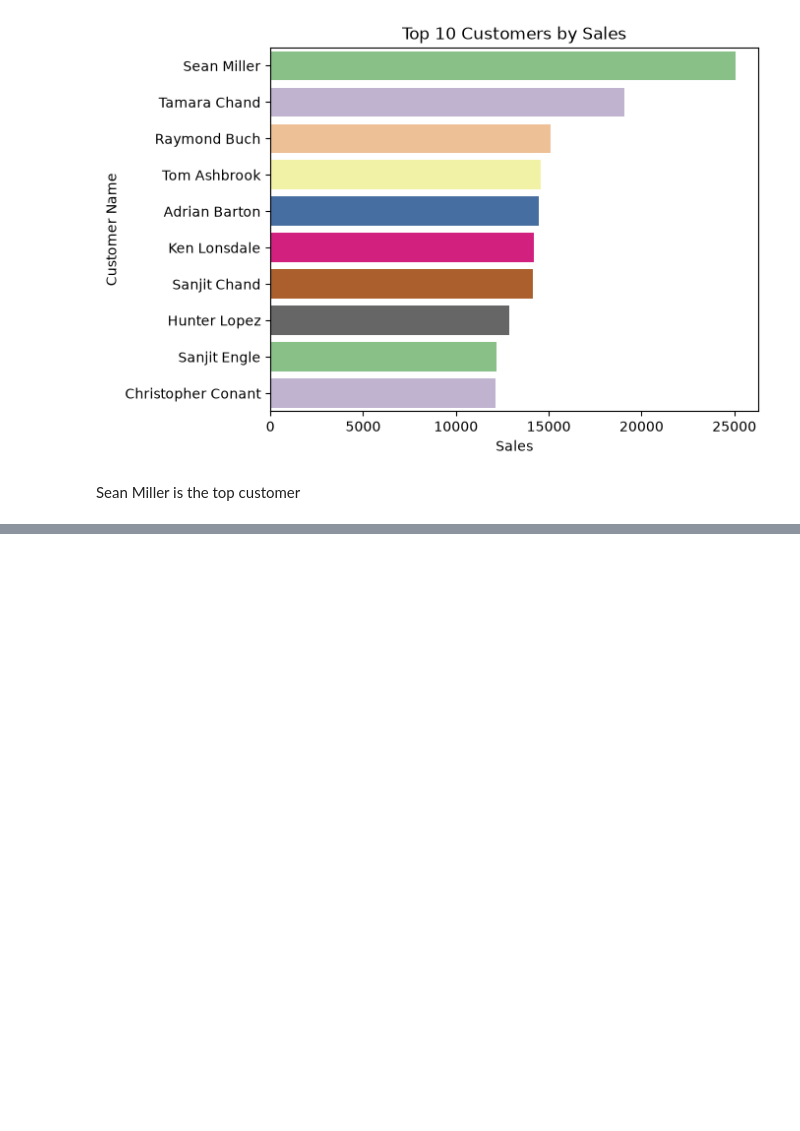
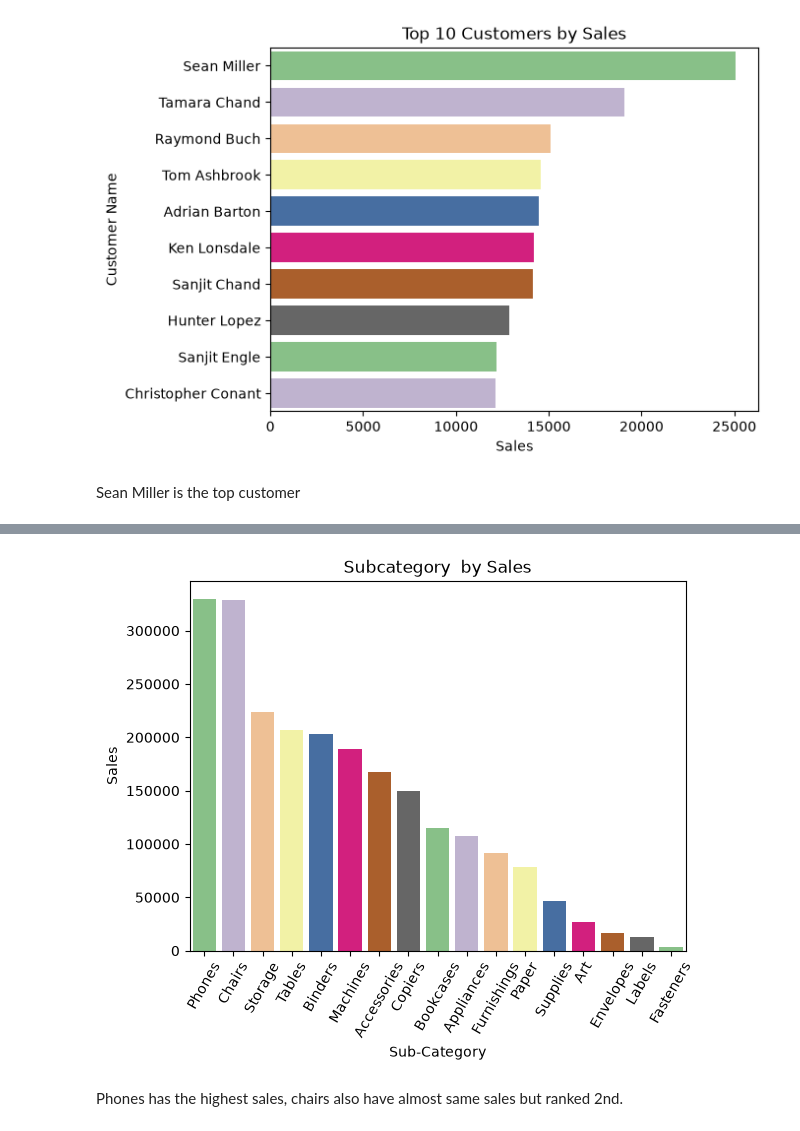
Before and after one commit to vaishnaviniwalkar/Superstore_Sales_Analysis, a Jupyter notebook: notebook/analysis.ipynb, the cells around one changed output, grey strips where cells are left out. Saved outputs shown, nothing was run; the diff lists cells and outputs as text; code cells hidden in the pictures; blank space fills up the shorter version.

Commit message:
subcategory analysis done

```diff
--- a/notebook/analysis.ipynb
+++ b/notebook/analysis.ipynb
@@ -339,0 +366,3 @@ Sean Miller is the top customer
+# %%
+subcategory_sales = df.groupby('Sub-Category')['Sales'].sum().sort_values(ascending=False)
+subcategory_sales
@@ -339,0 +389,10 @@ Sean Miller is the top customer
+# %%
+sns.barplot(x='Sub-Category', y='Sales', data=subcategory_sales.reset_index(), hue='Sub-Category', palette='Accent')
+plt.title('Subcategory  by Sales')
+plt.xticks(rotation=60)
+
+plt.show()
+# %% [output]
+[figure, added]
+# %% [markdown]
+Phones has the highest sales, chairs also have almost same sales but ranked 2nd.
```
Also changed, not shown: parts of 8 cells of this notebook.
